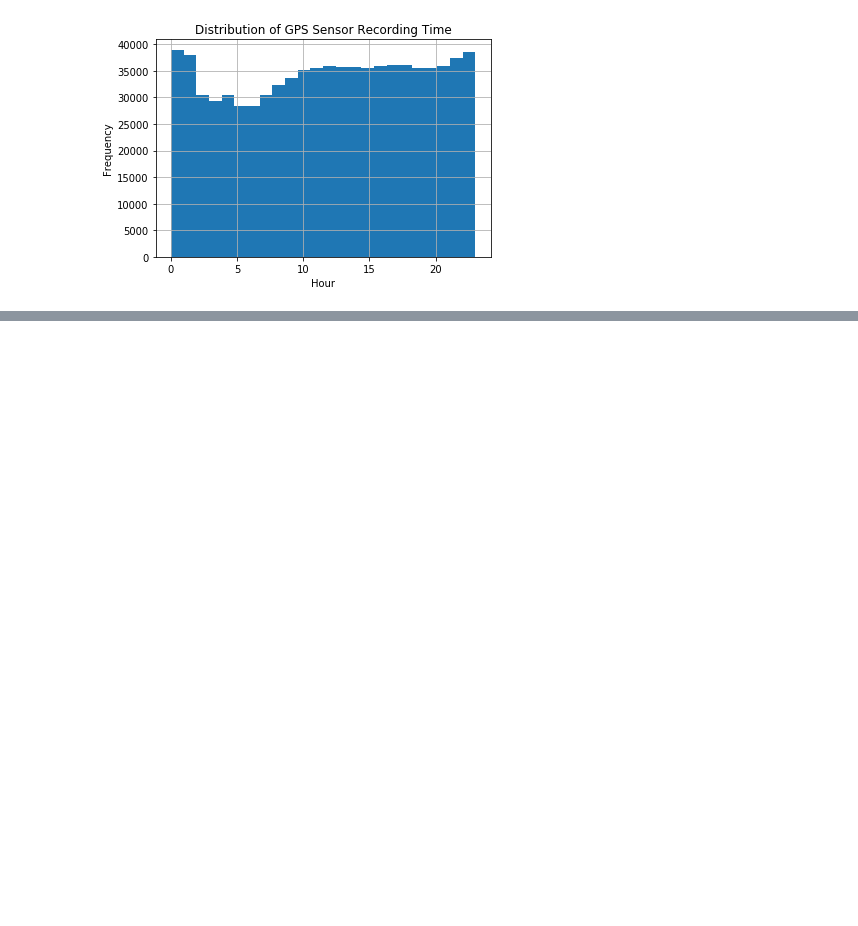
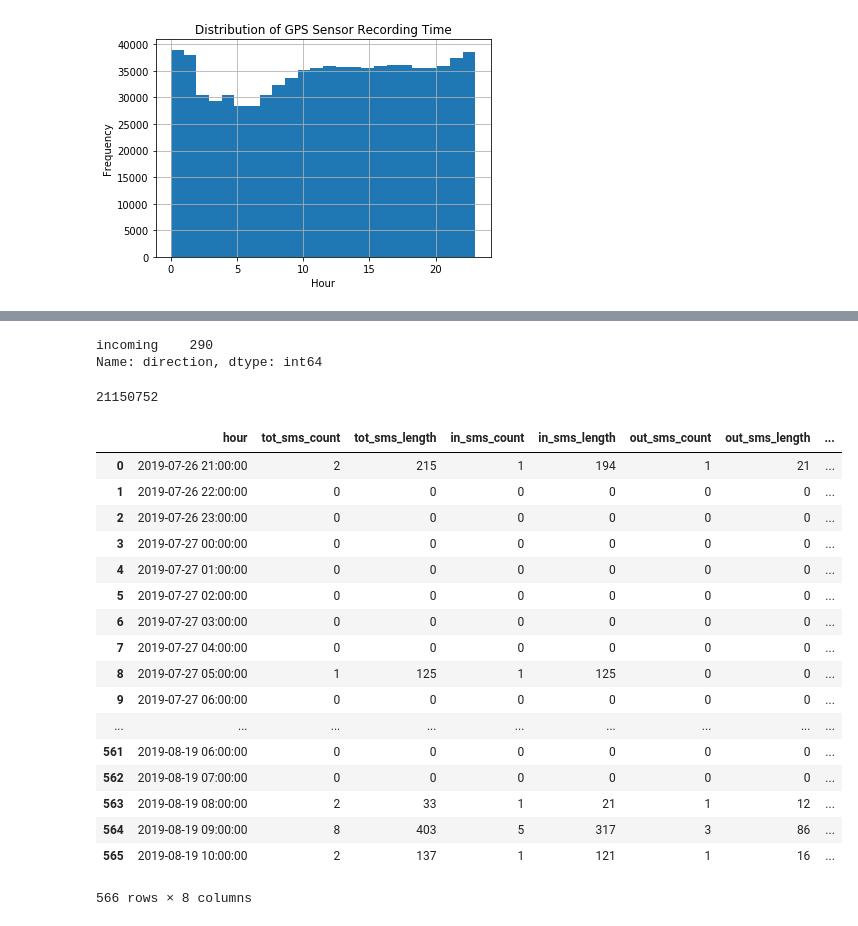
Before and after one commit to tliu526/lifesense, a Jupyter notebook: lifesense_exploration_wave1.ipynb, the cells around one changed output, grey strips where cells are left out. Cells and saved outputs as stored; diff of their text form; code cells hidden in the pictures; blank space fills up the shorter version.

```diff
--- a/lifesense_exploration_wave1.ipynb
+++ b/lifesense_exploration_wave1.ipynb
@@ -925,0 +962,2 @@ plt.show()
+# %%
+test_pid = "00746649"
@@ -925,0 +1510,4 @@ plt.show()
+# %%
+sms_df = pd.read_pickle("data_pull/pdk-text-messages/{}.df".format(test_pid))
+# %%
+sms_df = format_time(sms_df)
@@ -925,0 +1523,5 @@ plt.show()
+# %%
+sms_df['direction'].value_counts()
+# %% [output]
+incoming    290
+Name: direction, dtype: int64
@@ -925,0 +1530,51 @@ plt.show()
+# %%
+def build_sms_hr(pid):
+    print(pid)
+    sms_df = pd.read_pickle("data_pull/pdk-text-messages/{}.df".format(pid))
+    if sms_df.shape[0] < 1:
+        return
+    sms_df = format_time(sms_df)
+
+    sms_hr = pd.DataFrame()
+    sms_counts = sms_df.groupby(['hour'])['address'].count()
+    sms_hr['tot_sms_count'] = sms_counts.resample('1H').sum()
+    sms_dur = sms_df.groupby(['hour'])['length'].sum()
+    sms_hr['tot_sms_length'] = sms_dur.resample('1H').sum()
+
+    sms_in = sms_df.loc[sms_df['direction'] == 'incoming']
+    sms_counts = sms_in.groupby(['hour'])['address'].count()
+    sms_hr['in_sms_count'] = sms_counts.resample('1H').sum()
+    sms_dur = sms_in.groupby(['hour'])['length'].sum()
+    sms_hr['in_sms_length'] = sms_dur.resample('1H').sum()
+
+    sms_out = sms_df.loc[sms_df['direction'] == 'outgoing']
+    sms_counts = sms_out.groupby(['hour'])['address'].count()
+    sms_hr['out_sms_count'] = sms_counts.resample('1H').sum()
+    sms_dur = sms_out.groupby(['hour'])['length'].sum()
+    sms_hr['out_sms_length'] = sms_dur.resample('1H').sum()
+
+    sms_hr = sms_hr.reset_index()
+    sms_hr['pid'] = pid
+    return sms_hr
+# %%
+build_sms_hr('21150752')
+# %% [output]
+21150752
+|  | hour | tot_sms_count | tot_sms_length | in_sms_count | in_sms_length | out_sms_count | out_sms_length | ... |
+| 0 | 2019-07-26 21:00:00 | 2 | 215 | 1 | 194 | 1 | 21 | ... |
+| 1 | 2019-07-26 22:00:00 | 0 | 0 | 0 | 0 | 0 | 0 | ... |
+| 2 | 2019-07-26 23:00:00 | 0 | 0 | 0 | 0 | 0 | 0 | ... |
+| 3 | 2019-07-27 00:00:00 | 0 | 0 | 0 | 0 | 0 | 0 | ... |
+| 4 | 2019-07-27 01:00:00 | 0 | 0 | 0 | 0 | 0 | 0 | ... |
+| 5 | 2019-07-27 02:00:00 | 0 | 0 | 0 | 0 | 0 | 0 | ... |
+| 6 | 2019-07-27 03:00:00 | 0 | 0 | 0 | 0 | 0 | 0 | ... |
+| 7 | 2019-07-27 04:00:00 | 0 | 0 | 0 | 0 | 0 | 0 | ... |
+| 8 | 2019-07-27 05:00:00 | 1 | 125 | 1 | 125 | 0 | 0 | ... |
+| 9 | 2019-07-27 06:00:00 | 0 | 0 | 0 | 0 | 0 | 0 | ... |
+| ... | ... | ... | ... | ... | ... | ... | ... | ... |
+| 561 | 2019-08-19 06:00:00 | 0 | 0 | 0 | 0 | 0 | 0 | ... |
+| 562 | 2019-08-19 07:00:00 | 0 | 0 | 0 | 0 | 0 | 0 | ... |
+| 563 | 2019-08-19 08:00:00 | 2 | 33 | 1 | 21 | 1 | 12 | ... |
+| 564 | 2019-08-19 09:00:00 | 8 | 403 | 5 | 317 | 3 | 86 | ... |
+| 565 | 2019-08-19 10:00:00 | 2 | 137 | 1 | 121 | 1 | 16 | ... |
+566 rows × 8 columns
```
Also changed, not shown: parts of 86 cells of this notebook, 4 other files.
